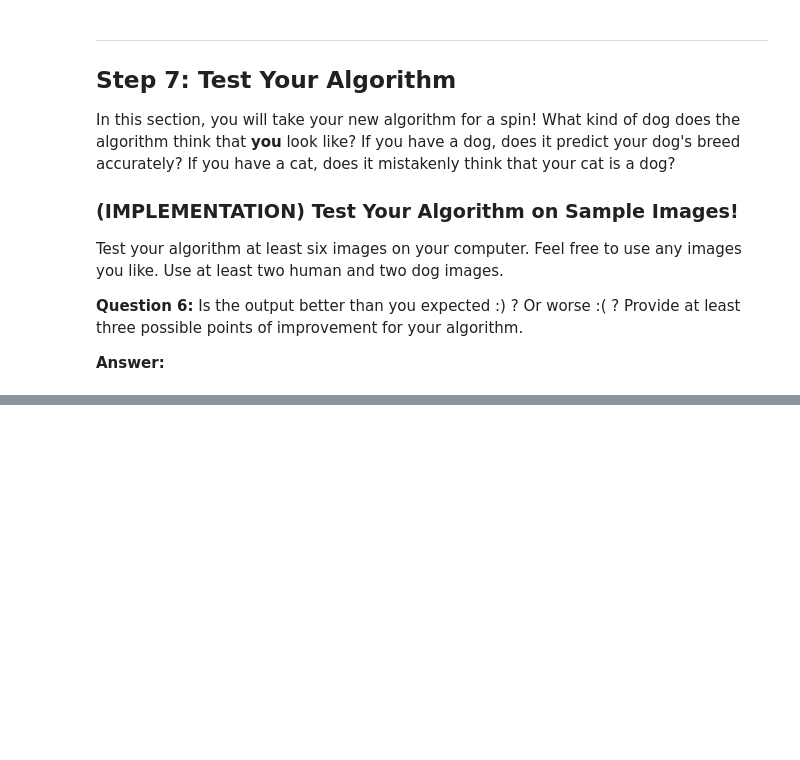
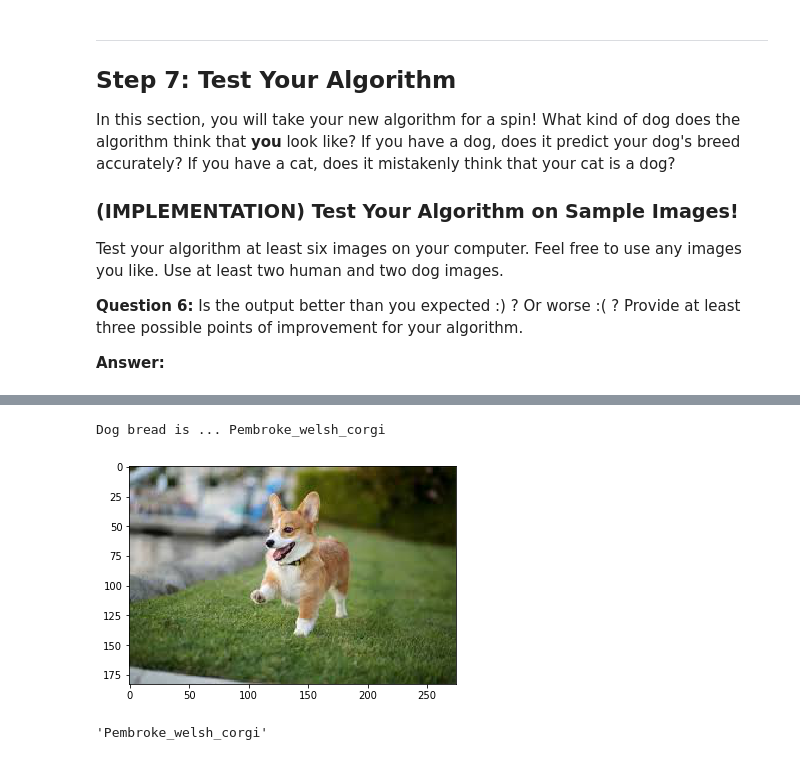
Before and after one commit to tedscfang/udacity-ai-nanodegree, a Jupyter notebook: CNN/dog-project/dog_app.ipynb, the cells around one changed output, grey strips where cells are left out. Saved outputs shown, nothing was run; the diff lists cells and outputs as text; code cells hidden in the pictures; blank space fills up the shorter version.

```diff
--- a/CNN/dog-project/dog_app.ipynb
+++ b/CNN/dog-project/dog_app.ipynb
@@ -763,0 +767,7 @@ Dog bread is ... Japanese_chin
+# %%
+img_path = 'image_to_test/corgi.jpg'
+predict_dog_breed(img_path)
+# %% [output]
+Dog bread is ... Pembroke_welsh_corgi
+[figure, added]
+'Pembroke_welsh_corgi'
```
Also changed, not shown: parts of 11 cells of this notebook, 7 other files.
